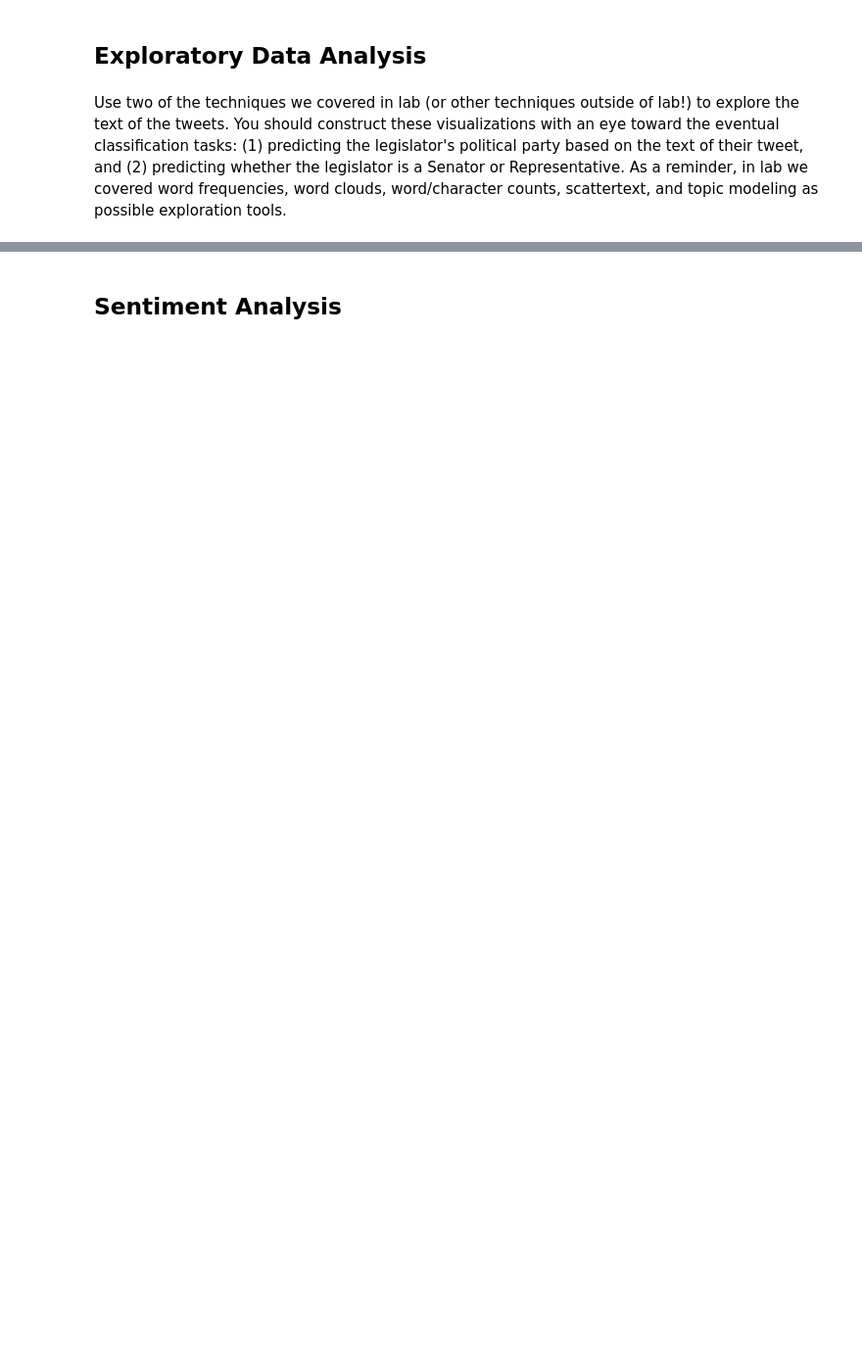
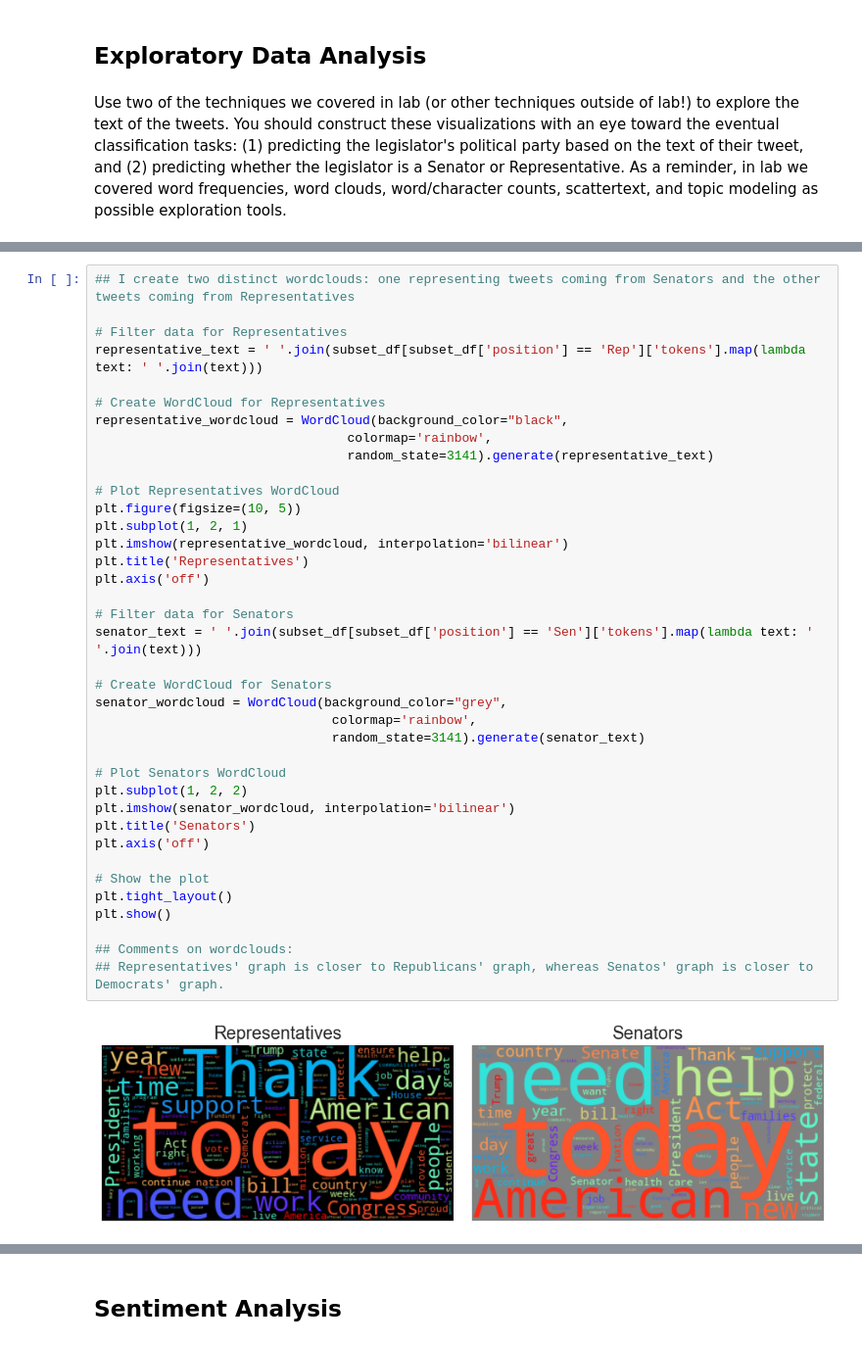
Before and after one commit to brendasciepura/Computational-Social-Science-Projects, a Jupyter notebook: Project 5/Project 5 Student.ipynb, the cells around one changed output, grey strips where cells are left out. Shown at 98% size. Drawn from its saved outputs; the diff is of its cells as text; blank space fills up the shorter version.

```diff
--- a/Project 5/Project 5 Student.ipynb
+++ b/Project 5/Project 5 Student.ipynb
@@ -155 +222,41 @@ Use two of the techniques we covered in lab (or other techniques outside of lab!
+# %%
+## I create two distinct wordclouds: one representing tweets coming from Senators and the other tweets coming from Representatives
+
+# Filter data for Representatives
+representative_text = ' '.join(subset_df[subset_df['position'] == 'Rep']['tokens'].map(lambda text: ' '.join(text)))
+
+# Create WordCloud for Representatives
+representative_wordcloud = WordCloud(background_color="black",
+                                 colormap='rainbow',
+                                 random_state=3141).generate(representative_text)
+
+# Plot Representatives WordCloud
+plt.figure(figsize=(10, 5))
+plt.subplot(1, 2, 1)
+plt.imshow(representative_wordcloud, interpolation='bilinear')
+plt.title('Representatives')
+plt.axis('off')
+
+# Filter data for Senators
+senator_text = ' '.join(subset_df[subset_df['position'] == 'Sen']['tokens'].map(lambda text: ' '.join(text)))
+
+# Create WordCloud for Senators
+senator_wordcloud = WordCloud(background_color="grey",
+                               colormap='rainbow',
+                               random_state=3141).generate(senator_text)
+
+# Plot Senators WordCloud
+plt.subplot(1, 2, 2)
+plt.imshow(senator_wordcloud, interpolation='bilinear')
+plt.title('Senators')
+plt.axis('off')
+
+# Show the plot
+plt.tight_layout()
+plt.show()
+
+## Comments on wordclouds:
+## Representatives' graph is closer to Republicans' graph, whereas Senatos' graph is closer to Democrats' graph.
+# %% [output]
+[figure, added]
 # %% [markdown]
```
Also changed, not shown: parts of 94 cells of this notebook.
